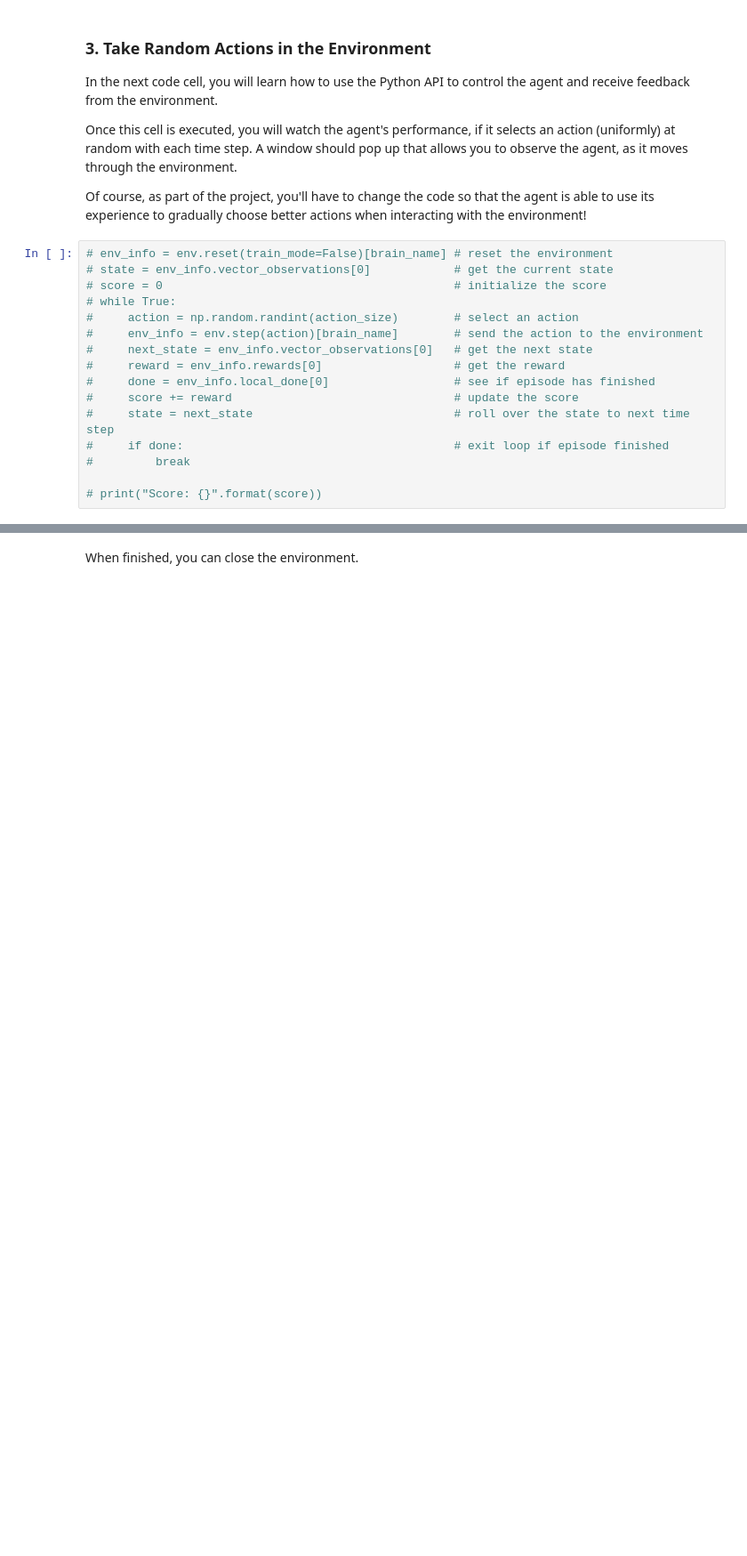
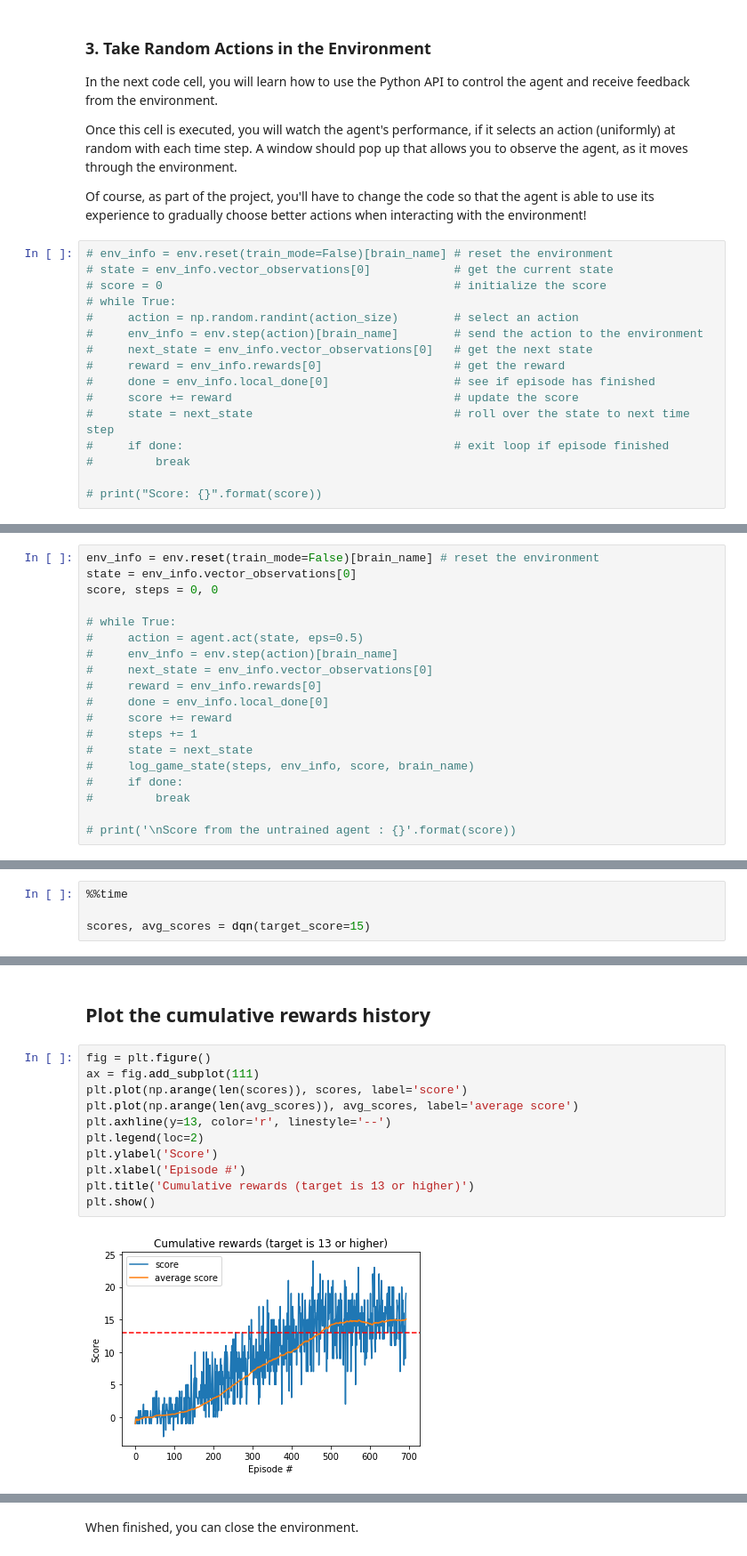
Before and after one commit to muhyun/dqn_banana_navigation, a Jupyter notebook: Navigation.ipynb, the cells around one changed output, grey strips where cells are left out. Shown: that part at 89% size. Cells and saved outputs as stored; diff of their text form; blank space fills up the shorter version.

```diff
--- a/Navigation.ipynb
+++ b/Navigation.ipynb
@@ -125,0 +183,19 @@ Of course, as part of the project, you'll have to change the code so that the ag
+# %%
+env_info = env.reset(train_mode=False)[brain_name] # reset the environment
+state = env_info.vector_observations[0]
+score, steps = 0, 0
+
+# while True:
+#     action = agent.act(state, eps=0.5)
+#     env_info = env.step(action)[brain_name]
+#     next_state = env_info.vector_observations[0]
+#     reward = env_info.rewards[0]
+#     done = env_info.local_done[0]
+#     score += reward
+#     steps += 1
+#     state = next_state
+#     log_game_state(steps, env_info, score, brain_name)
+#     if done:
+#         break
+
+# print('\nScore from the untrained agent : {}'.format(score))
@@ -125,0 +242,4 @@ Of course, as part of the project, you'll have to change the code so that the ag
+# %%
+%%time
+
+scores, avg_scores = dqn(target_score=15)
@@ -125,0 +257,15 @@ Of course, as part of the project, you'll have to change the code so that the ag
+# %% [markdown]
+## Plot the cumulative rewards history
+# %%
+fig = plt.figure()
+ax = fig.add_subplot(111)
+plt.plot(np.arange(len(scores)), scores, label='score')
+plt.plot(np.arange(len(avg_scores)), avg_scores, label='average score')
+plt.axhline(y=13, color='r', linestyle='--')
+plt.legend(loc=2)
+plt.ylabel('Score')
+plt.xlabel('Episode #')
+plt.title('Cumulative rewards (target is 13 or higher)')
+plt.show()
+# %% [output]
+[figure, added]
```
Also changed, not shown: parts of 19 cells of this notebook.
